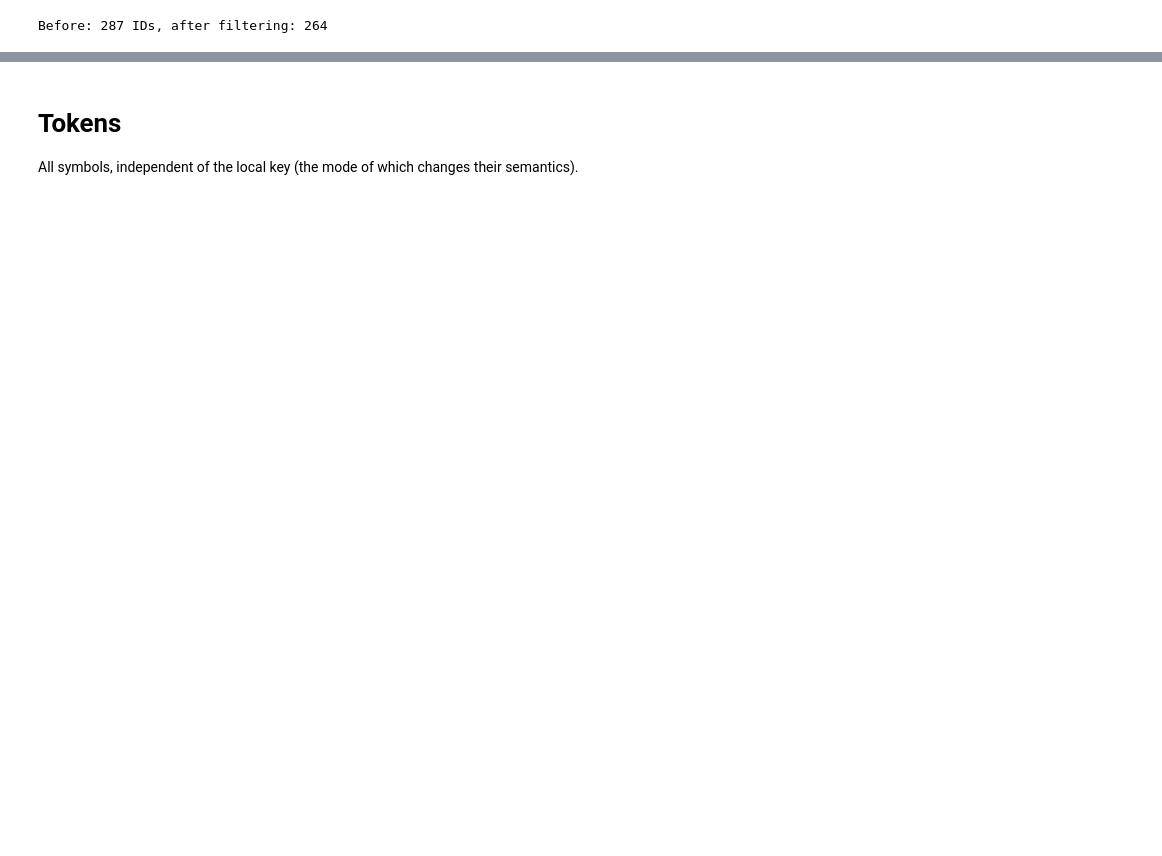
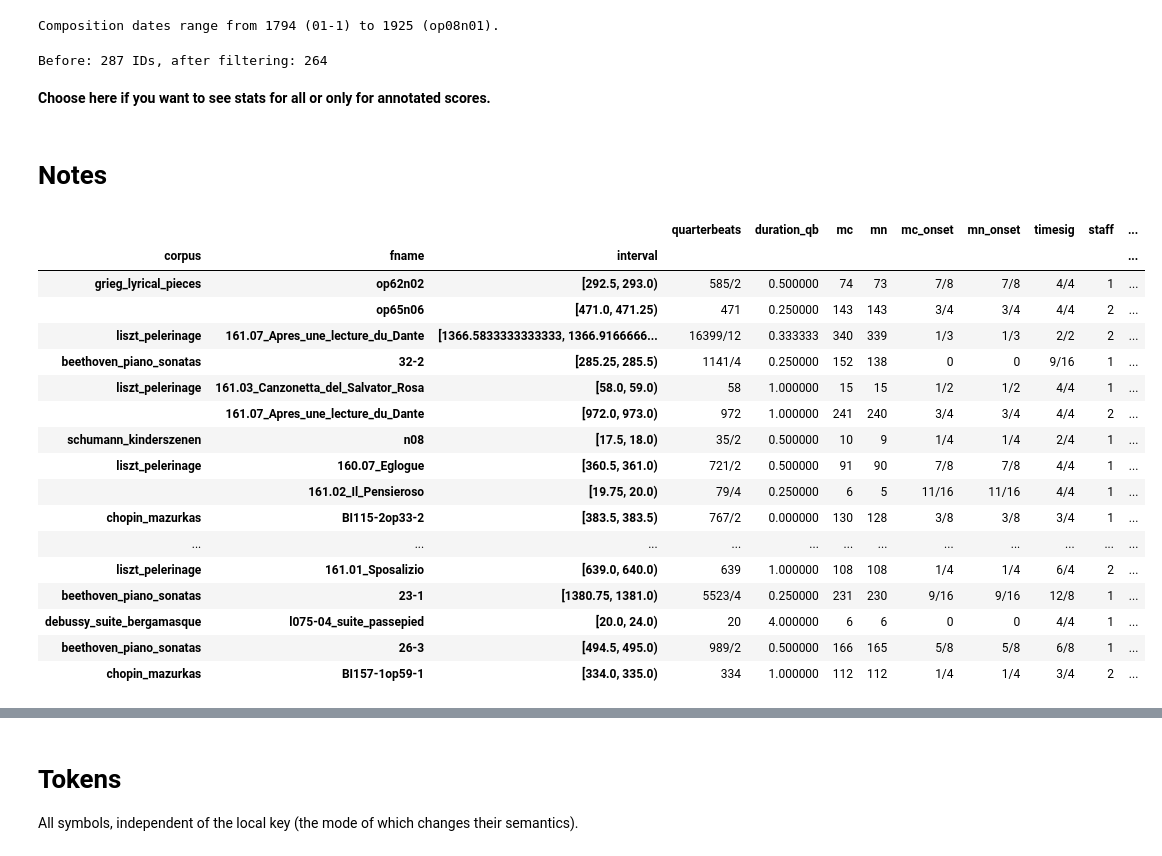
Before and after one commit to DCMLab/data_reports, a Jupyter notebook: generate.ipynb, the cells around one changed output, grey strips where cells are left out. Cells and saved outputs as stored; diff of their text form; code cells hidden in the pictures; blank space fills up the shorter version.

Commit message:
adds section on metadata and notes

```diff
--- a/generate.ipynb
+++ b/generate.ipynb
@@ -39,5 +81,39 @@ tchaikovsky_seasons       -> staff  voice  label_type  color
+# %%
+print(f"Composition dates range from {all_metadata.composed_start.min()} ({all_metadata.loc[all_metadata.composed_start.idxmin(), 'fnames']}) "
+      f"to {all_metadata.composed_end.max()} ({all_metadata.loc[all_metadata.composed_end.idxmax(), 'fnames']}).")
+# %% [output]
+Composition dates range from 1794 (01-1) to 1925 (op08n01).
 # %%
 annotated = IsAnnotatedFilter().process_data(corpus)
 print(f"Before: {len(corpus.indices[()])} IDs, after filtering: {len(annotated.indices[()])}")
 # %% [output]
 Before: 287 IDs, after filtering: 264
+# %% [markdown]
+**Choose here if you want to see stats for all or only for annotated scores.**
+# %%
+#selected = corpus
+selected = annotated
+# %% [markdown]
+# Notes
+# %%
+all_notes = selected.get_facet('notes')
+all_notes.sample(20)
+# %% [output]
+|  |  |  | quarterbeats | duration_qb | mc | mn | mc_onset | mn_onset | timesig | staff | ... |
+| corpus | fname | interval |  |  |  |  |  |  |  |  | ... |
+| grieg_lyrical_pieces | op62n02 | [292.5, 293.0) | 585/2 | 0.500000 | 74 | 73 | 7/8 | 7/8 | 4/4 | 1 | ... |
+|  | op65n06 | [471.0, 471.25) | 471 | 0.250000 | 143 | 143 | 3/4 | 3/4 | 4/4 | 2 | ... |
+| liszt_pelerinage | 161.07_Apres_une_lecture_du_Dante | [1366.5833333333333, 1366.9166666... | 16399/12 | 0.333333 | 340 | 339 | 1/3 | 1/3 | 2/2 | 2 | ... |
+| beethoven_piano_sonatas | 32-2 | [285.25, 285.5) | 1141/4 | 0.250000 | 152 | 138 | 0 | 0 | 9/16 | 1 | ... |
+| liszt_pelerinage | 161.03_Canzonetta_del_Salvator_Rosa | [58.0, 59.0) | 58 | 1.000000 | 15 | 15 | 1/2 | 1/2 | 4/4 | 1 | ... |
+|  | 161.07_Apres_une_lecture_du_Dante | [972.0, 973.0) | 972 | 1.000000 | 241 | 240 | 3/4 | 3/4 | 4/4 | 2 | ... |
+| schumann_kinderszenen | n08 | [17.5, 18.0) | 35/2 | 0.500000 | 10 | 9 | 1/4 | 1/4 | 2/4 | 1 | ... |
+| liszt_pelerinage | 160.07_Eglogue | [360.5, 361.0) | 721/2 | 0.500000 | 91 | 90 | 7/8 | 7/8 | 4/4 | 1 | ... |
+|  | 161.02_Il_Pensieroso | [19.75, 20.0) | 79/4 | 0.250000 | 6 | 5 | 11/16 | 11/16 | 4/4 | 1 | ... |
+| chopin_mazurkas | BI115-2op33-2 | [383.5, 383.5) | 767/2 | 0.000000 | 130 | 128 | 3/8 | 3/8 | 3/4 | 1 | ... |
+| ... | ... | ... | ... | ... | ... | ... | ... | ... | ... | ... | ... |
+| liszt_pelerinage | 161.01_Sposalizio | [639.0, 640.0) | 639 | 1.000000 | 108 | 108 | 1/4 | 1/4 | 6/4 | 2 | ... |
+| beethoven_piano_sonatas | 23-1 | [1380.75, 1381.0) | 5523/4 | 0.250000 | 231 | 230 | 9/16 | 9/16 | 12/8 | 1 | ... |
+| debussy_suite_bergamasque | l075-04_suite_passepied | [20.0, 24.0) | 20 | 4.000000 | 6 | 6 | 0 | 0 | 4/4 | 1 | ... |
+| beethoven_piano_sonatas | 26-3 | [494.5, 495.0) | 989/2 | 0.500000 | 166 | 165 | 5/8 | 5/8 | 6/8 | 1 | ... |
+| chopin_mazurkas | BI157-1op59-1 | [334.0, 335.0) | 334 | 1.000000 | 112 | 112 | 1/4 | 1/4 | 3/4 | 2 | ... |
```
Also changed, not shown: parts of 15 cells of this notebook.
